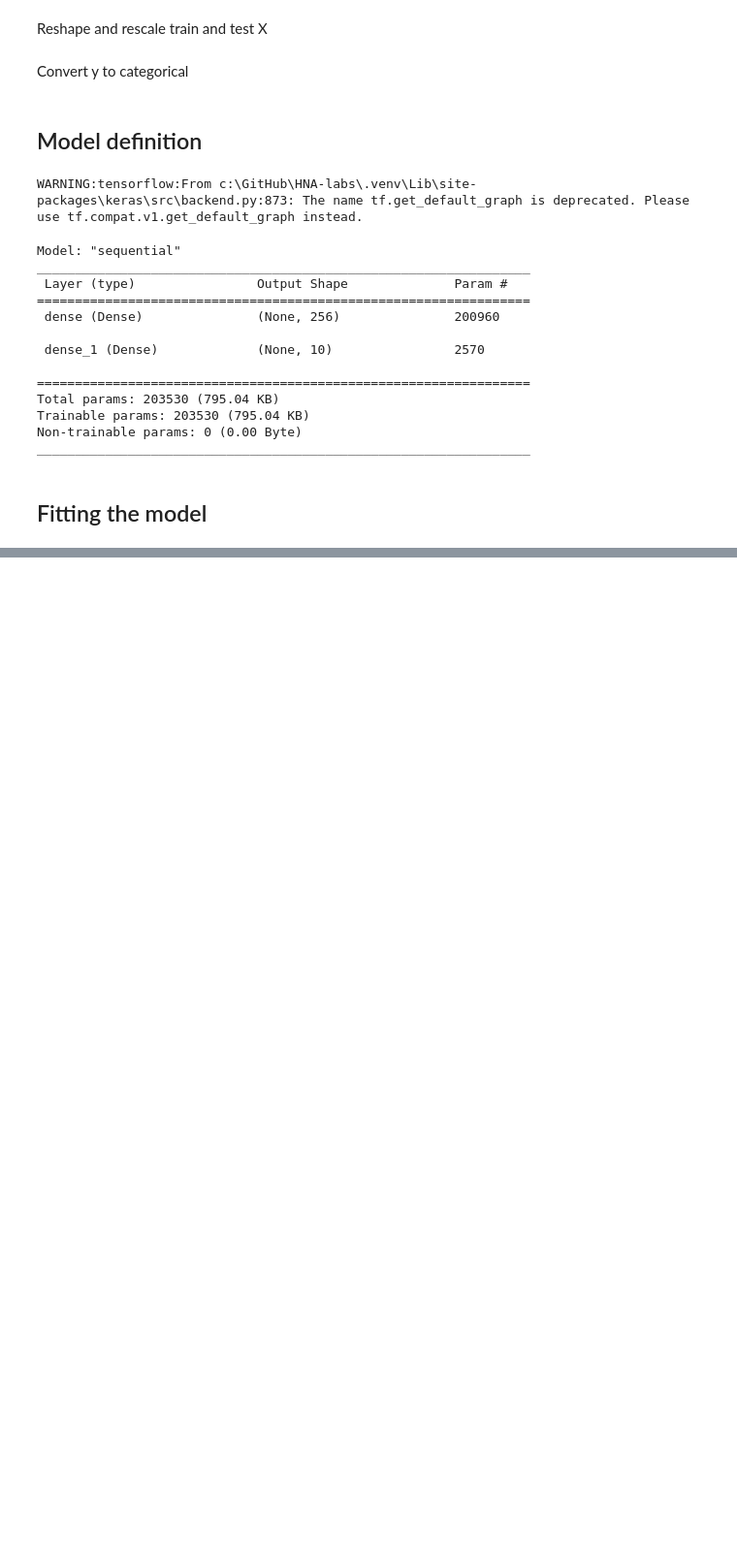
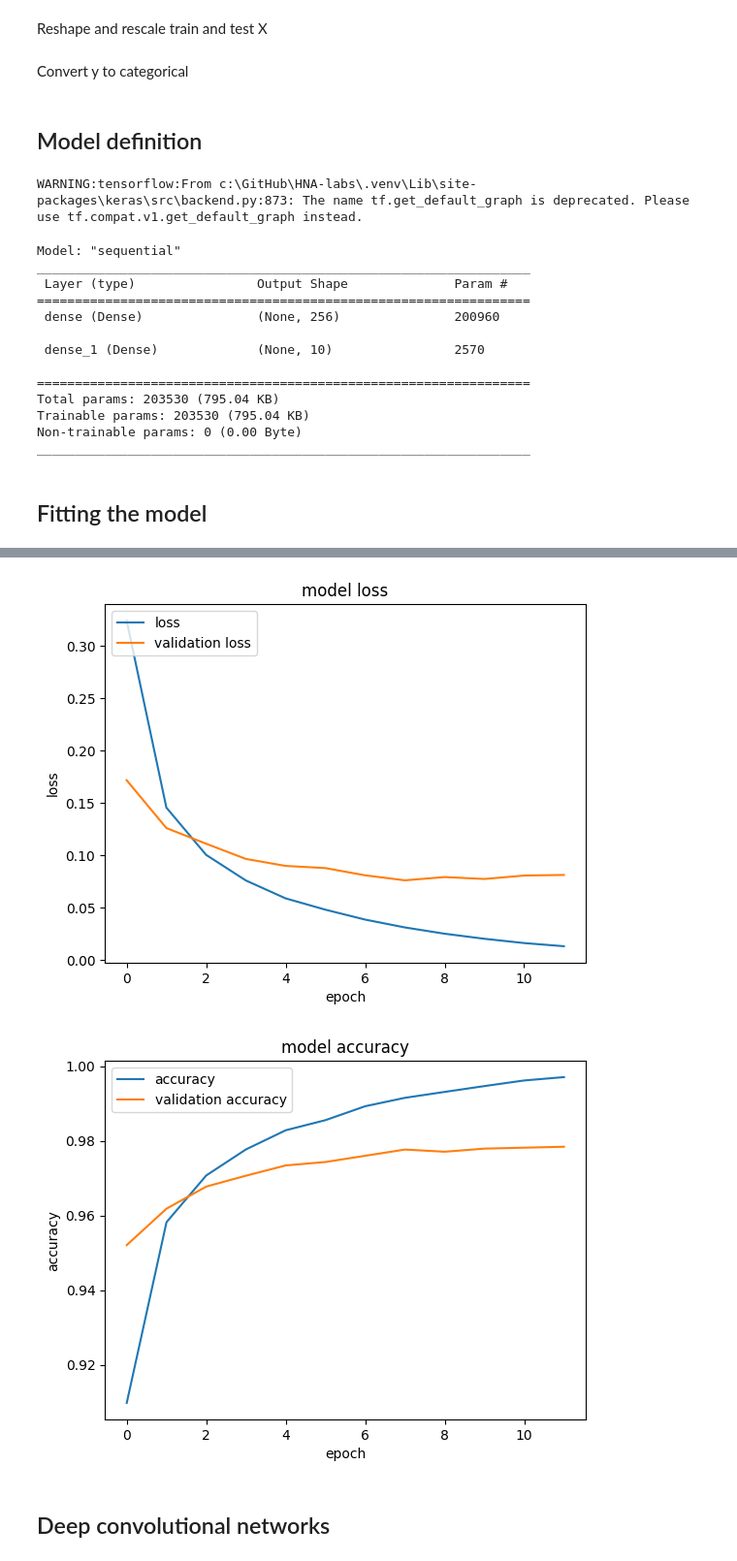
Before and after one commit to Ketskapow/HNA-labs, a Jupyter notebook: Assignment-1.ipynb, the cells around one changed output, grey strips where cells are left out. Shown: that part at 97% size. Cells and saved outputs as stored; diff of their text form; code cells hidden in the pictures; blank space fills up the shorter version.

```diff
--- a/Assignment-1.ipynb
+++ b/Assignment-1.ipynb
@@ -75,0 +106,9 @@ Epoch 12/12
+# %%
+#defining the model
+model = keras.Sequential()
+model.add(keras.layers.Dense(256, input_shape=(784,), activation='relu'))  # Use ReLU activation in the first layer
+model.add(keras.layers.Dense(10, activation='softmax'))
+# %%
+model.compile(loss='categorical_crossentropy', optimizer=keras.optimizers.RMSprop(), metrics='accuracy')
+# %%
+history = model.fit(x_train, y_train, batch_size=128, epochs=12, verbose=1, validation_split=0.2)
@@ -75,0 +133,23 @@ Epoch 12/12
+# %%
+# summarize history for loss
+plt.plot(history.history['loss'])
+plt.plot(history.history['val_loss'])
+plt.title('model loss')
+plt.ylabel('loss')
+plt.xlabel('epoch')
+plt.legend(['loss', 'validation loss'], loc='upper left')
+plt.show()
+
+#summarize history for accuracy
+plt.plot(history.history['accuracy'])
+plt.plot(history.history['val_accuracy'])
+plt.title('model accuracy')
+plt.ylabel('accuracy')
+plt.xlabel('epoch')
+plt.legend(['accuracy', 'validation accuracy'], loc='upper left')
+plt.show()
+# %% [output]
+[figure, added]
+[figure, added]
+# %% [markdown]
+## Deep convolutional networks
```
Also changed, not shown: parts of 11 cells of this notebook.
